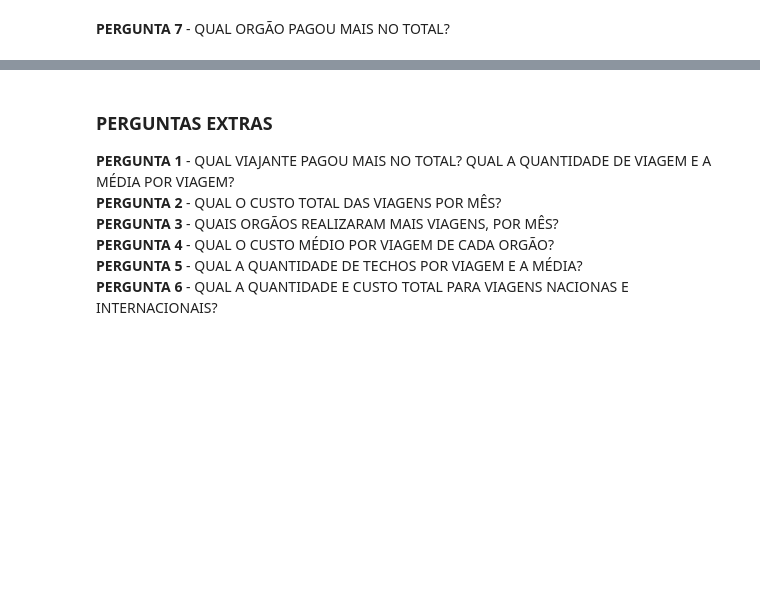
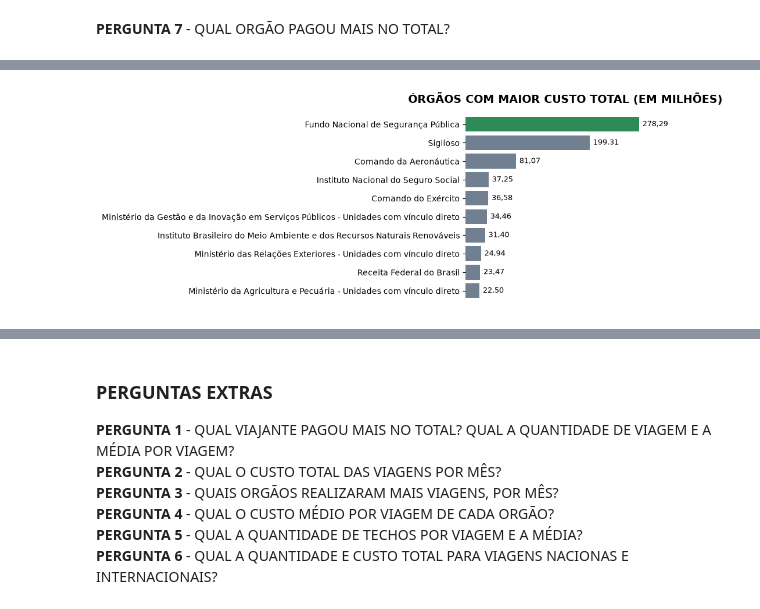
Before and after one commit to FelipeBusa/projeto_avaliativo_m1_felipebusarello, a Jupyter notebook: 3_analise.ipynb, the cells around one changed output, grey strips where cells are left out. Saved outputs shown, nothing was run; the diff lists cells and outputs as text; code cells hidden in the pictures; blank space fills up the shorter version.

```diff
--- a/3_analise.ipynb
+++ b/3_analise.ipynb
@@ -386,0 +1174,61 @@ Criado tabela gold_ .....
+# %%
+# Criação Gráfico Pergunta 7
+
+# Converter os valores formatados em números para o gráfico
+grafico_7 = tabela_7.copy()
+
+grafico_7["Total Milhões"] = (
+    grafico_7["Total Milhões"]
+    .astype(str)
+    .str.replace("R$", "", regex=False)
+    .str.replace(".", "", regex=False)
+    .str.replace(",", ".", regex=False)
+    .str.strip()
+    .astype(float)
+)
+
+fig, ax = plt.subplots(figsize=(10, 4))
+
+cores = ["seagreen"] + ["slategray"] * (len(grafico_7) - 1) # Destaca o primeiro órgão
+
+barras = ax.barh(
+    grafico_7["Órgão"],
+    grafico_7["Total Milhões"],
+    color=cores
+)
+
+ax.bar_label(
+    barras,
+    labels=[
+        f"{valor:.2f}".replace(".", ",")
+        for valor in grafico_7["Total Milhões"]
+    ],
+    label_type="edge",
+    padding=4,
+    fontsize=9,
+    color="black"
+) # Valores em milhões logo após as barras
+
+ax.set_title(
+    "ÓRGÃOS COM MAIOR CUSTO TOTAL (EM MILHÕES)",
+    fontsize=14,
+    fontweight="bold"
+) # Título do gráfico
+
+ax.invert_yaxis() # Mantém o órgão com maior custo no topo
+ax.set_xticks([]) # Retira os valores do eixo X
+ax.margins(x=0.15) # Reserva espaço para os valores
+
+for spine in ax.spines.values(): # Remove as linhas das bordas do gráfico
+    spine.set_visible(False)
+
+plt.savefig(
+    "Graficos/pergunta_7_custo_total_por_orgao.png",
+    dpi=300,
+    bbox_inches="tight"
+)
+
+plt.tight_layout()
+plt.show()
+# %% [output]
+[figure, added]
```
Also changed, not shown: parts of 24 cells of this notebook.
